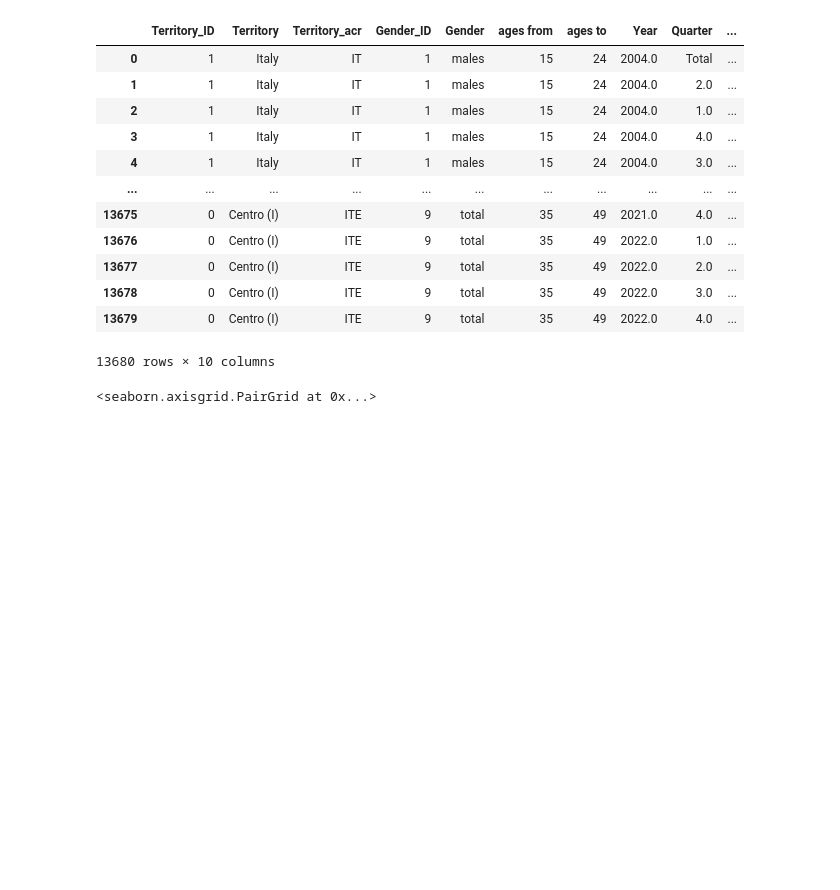
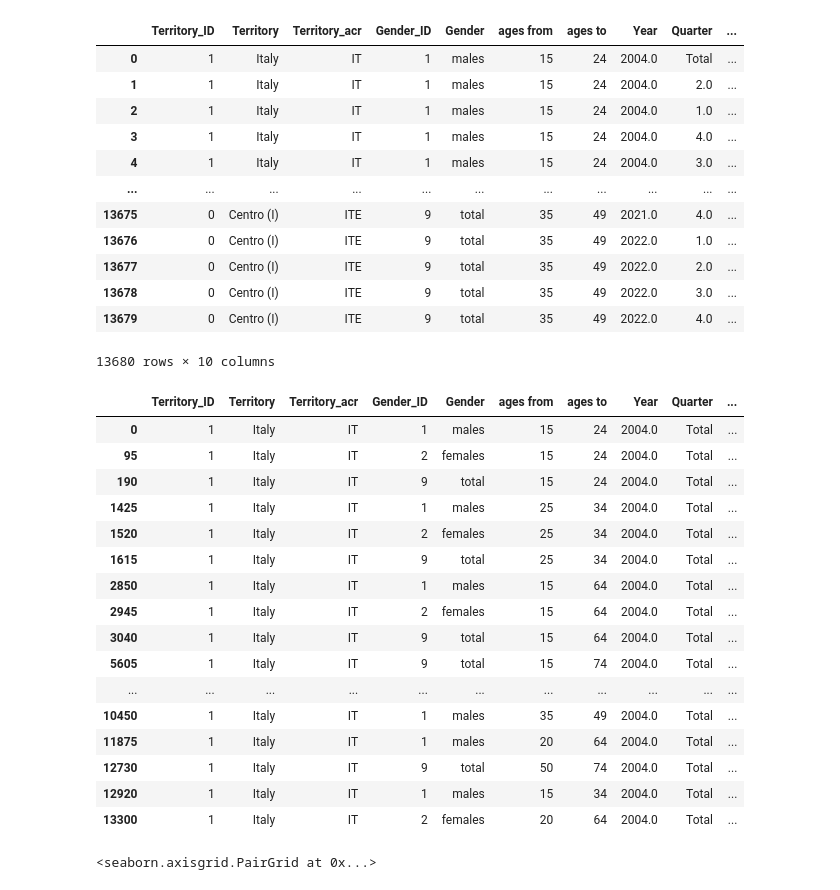
Before and after one commit to OmdenaAI/milan-italy-impact-covid-crimes, a Jupyter notebook: src/tasks/task-2-data-cleaning/unemployment_quarterly.ipynb, the cells around one changed output. Saved outputs shown, nothing was run; the diff lists cells and outputs as text; code cells hidden in the pictures; blank space fills up the shorter version.

```diff
--- a/src/tasks/task-2-data-cleaning/unemployment_quarterly.ipynb
+++ b/src/tasks/task-2-data-cleaning/unemployment_quarterly.ipynb
@@ -295,6 +303,28 @@ unemployment_qr_clean
 | 13678 | 0 | Centro (I) | ITE | 9 | total | 35 | 49 | 2022.0 | 3.0 | ... |
 | 13679 | 0 | Centro (I) | ITE | 9 | total | 35 | 49 | 2022.0 | 4.0 | ... |
 13680 rows × 10 columns
+# %%
+# show rows that has year 2004
+unemp_2004 = unemployment_qr_clean[(unemployment_qr_clean['Year'] == 2004) & (unemployment_qr_clean['Territory'] == 'Italy') & (unemployment_qr_clean['Quarter'] == 'Total')]
+unemp_2004
+# %% [output]
+|  | Territory_ID | Territory | Territory_acr | Gender_ID | Gender | ages from | ages to | Year | Quarter | ... |
+| 0 | 1 | Italy | IT | 1 | males | 15 | 24 | 2004.0 | Total | ... |
+| 95 | 1 | Italy | IT | 2 | females | 15 | 24 | 2004.0 | Total | ... |
+| 190 | 1 | Italy | IT | 9 | total | 15 | 24 | 2004.0 | Total | ... |
+| 1425 | 1 | Italy | IT | 1 | males | 25 | 34 | 2004.0 | Total | ... |
+| 1520 | 1 | Italy | IT | 2 | females | 25 | 34 | 2004.0 | Total | ... |
+| 1615 | 1 | Italy | IT | 9 | total | 25 | 34 | 2004.0 | Total | ... |
+| 2850 | 1 | Italy | IT | 1 | males | 15 | 64 | 2004.0 | Total | ... |
+| 2945 | 1 | Italy | IT | 2 | females | 15 | 64 | 2004.0 | Total | ... |
+| 3040 | 1 | Italy | IT | 9 | total | 15 | 64 | 2004.0 | Total | ... |
+| 5605 | 1 | Italy | IT | 9 | total | 15 | 74 | 2004.0 | Total | ... |
+| ... | ... | ... | ... | ... | ... | ... | ... | ... | ... | ... |
+| 10450 | 1 | Italy | IT | 1 | males | 35 | 49 | 2004.0 | Total | ... |
+| 11875 | 1 | Italy | IT | 1 | males | 20 | 64 | 2004.0 | Total | ... |
+| 12730 | 1 | Italy | IT | 9 | total | 50 | 74 | 2004.0 | Total | ... |
+| 12920 | 1 | Italy | IT | 1 | males | 15 | 34 | 2004.0 | Total | ... |
+| 13300 | 1 | Italy | IT | 2 | females | 20 | 64 | 2004.0 | Total | ... |
 # %%
 import seaborn as sns
 
```
Also changed, not shown: parts of 4 cells of this notebook, 1 other file.
